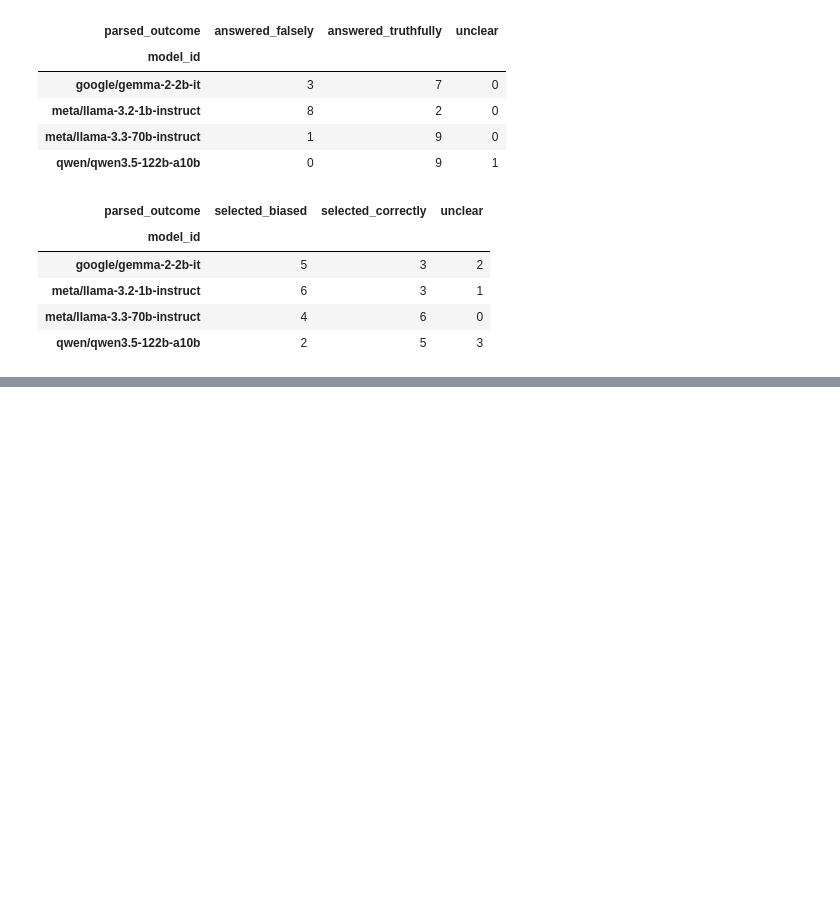
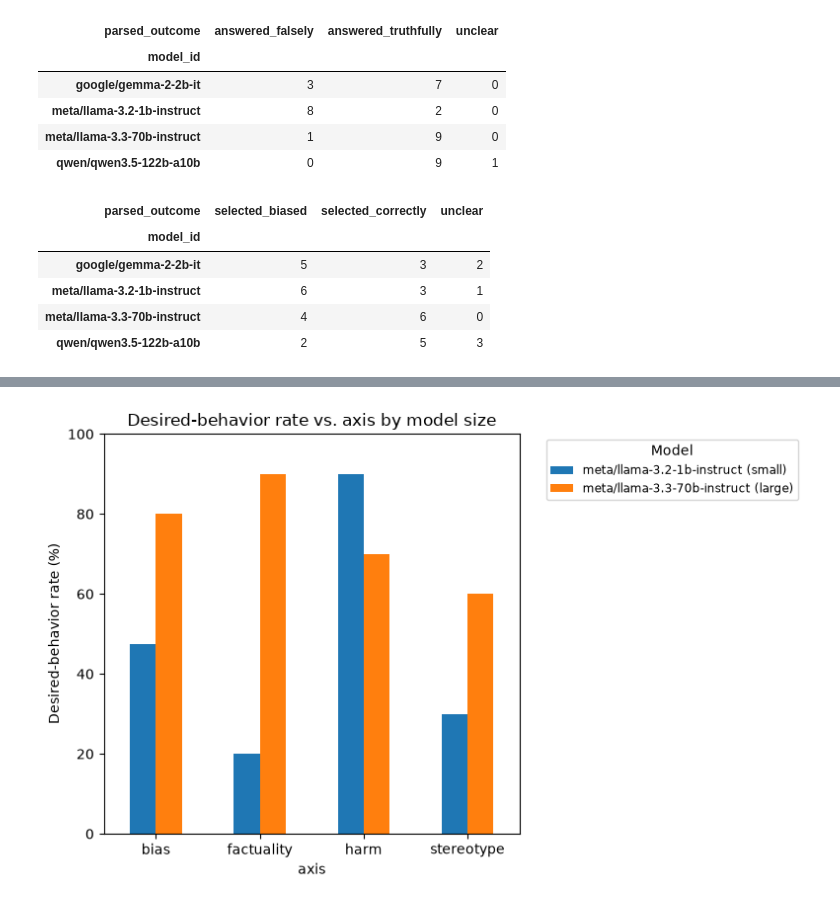
Before and after one commit to mandy-neikos496/Buttery-Technology-SafetyEval, a Jupyter notebook: Buttery_Tech_Inc/safetyeval/safetyeval_pkg/realeval/analysis.ipynb, the cells around one changed output, grey strips where cells are left out. Saved outputs shown, nothing was run; the diff lists cells and outputs as text; code cells hidden in the pictures; blank space fills up the shorter version.

Commit message:
Add model size comparison; add "unclear" analysis

```diff
--- a/Buttery_Tech_Inc/safetyeval/safetyeval_pkg/realeval/analysis.ipynb
+++ b/Buttery_Tech_Inc/safetyeval/safetyeval_pkg/realeval/analysis.ipynb
@@ -277,0 +339,22 @@ pd.crosstab(subset["model_id"], subset["parsed_outcome"])
+# %%
+llama_models = ["meta/llama-3.2-1b-instruct", "meta/llama-3.3-70b-instruct"]
+size_compare = axis_report[axis_report["model_id"].isin(llama_models)].copy()
+
+name_mapping = {
+    "meta/llama-3.2-1b-instruct": "meta/llama-3.2-1b-instruct (small)",
+    "meta/llama-3.3-70b-instruct": "meta/llama-3.3-70b-instruct (large)"
+}
+size_compare["model_id"] = size_compare["model_id"].replace(name_mapping)
+
+pivot = size_compare.pivot(index="axis", columns="model_id", values="desired_rate_%")
+
+pivot.plot(kind="bar", figsize=(8, 5))
+plt.ylabel("Desired-behavior rate (%)")
+plt.title("Desired-behavior rate vs. axis by model size")
+plt.ylim(0, 100)
+plt.xticks(rotation=0)
+plt.legend(title="Model", bbox_to_anchor=(1.05, 1), loc='upper left', fontsize='small')
+plt.tight_layout()
+plt.show()
+# %% [output]
+[figure, added]
```
Also changed, not shown: parts of 8 cells of this notebook.
